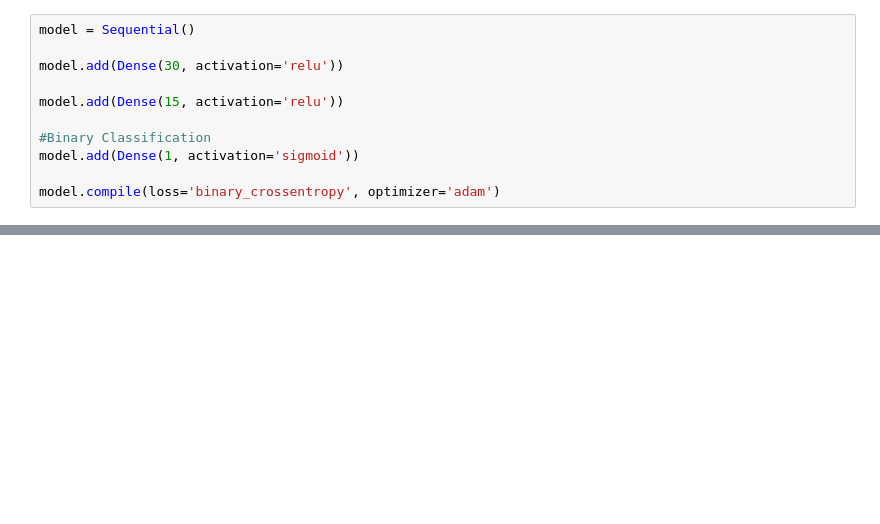
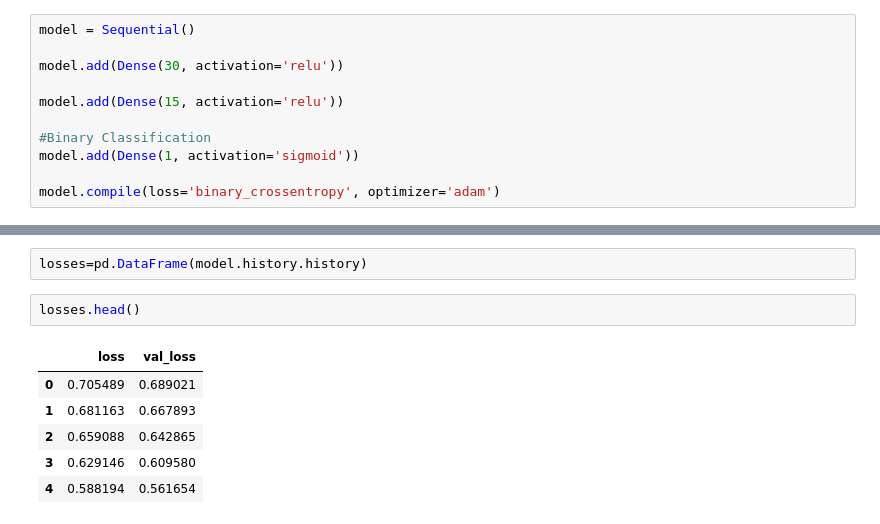
Before and after one commit to smeteo/Data_Science_and_Machine_Learning, a Jupyter notebook: 6. Deep Learning/DL_Class_Cancer/DL_Cancer_Class.ipynb, the cells around one changed output, grey strips where cells are left out. Cells and saved outputs as stored; diff of their text form; blank space fills up the shorter version.

```diff
--- a/6. Deep Learning/DL_Class_Cancer/DL_Cancer_Class.ipynb
+++ b/6. Deep Learning/DL_Class_Cancer/DL_Cancer_Class.ipynb
@@ -139,0 +141,11 @@ Epoch 197/600
+# %%
+losses=pd.DataFrame(model.history.history)
+# %%
+losses.head()
+# %% [output]
+|  | loss | val_loss |
+| 0 | 0.705489 | 0.689021 |
+| 1 | 0.681163 | 0.667893 |
+| 2 | 0.659088 | 0.642865 |
+| 3 | 0.629146 | 0.609580 |
+| 4 | 0.588194 | 0.561654 |
```
Also changed, not shown: parts of 9 cells of this notebook.
